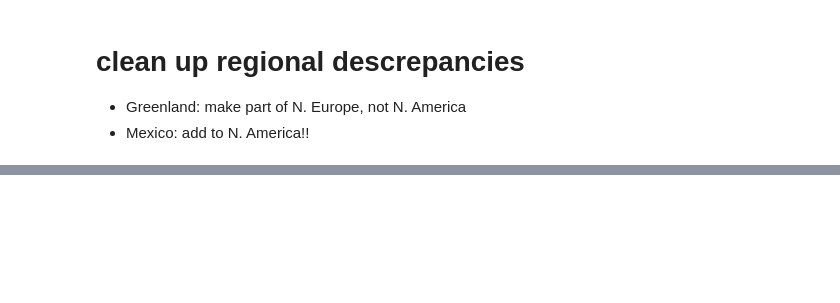
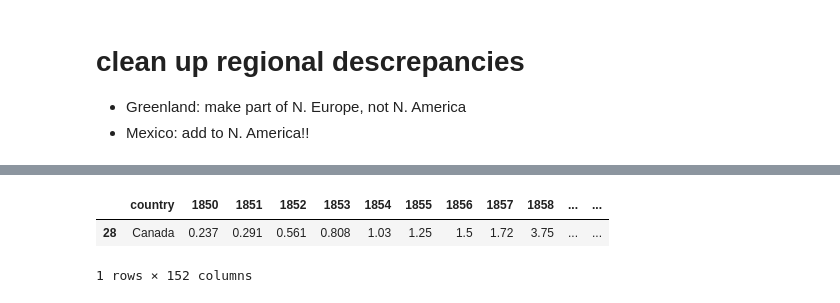
Before and after one commit to limegimlet/data_analysis_gapminder_co2, a Jupyter notebook: gapminder/make_df.ipynb, the cells around one changed output, grey strips where cells are left out. Saved outputs shown, nothing was run; the diff lists cells and outputs as text; code cells hidden in the pictures; blank space fills up the shorter version.

```diff
--- a/gapminder/make_df.ipynb
+++ b/gapminder/make_df.ipynb
@@ -530,0 +568,3 @@ final_df.to_csv('data/final/final_df.csv', index=False)
+# %%
+# compare with existing
+dfs[0].set_index('country').loc['Canada','2005':'2012']
@@ -530,0 +624,4 @@ final_df.to_csv('data/final/final_df.csv', index=False)
+# %%
+# let's get the original Gapminder data again
+
+dfs[0].set_index('country').loc['Canada','2005':'2012']
@@ -530,0 +730,6 @@ final_df.to_csv('data/final/final_df.csv', index=False)
+# %%
+dfs[7].query("country=='Canada'").head()
+# %% [output]
+|  | country | 1850 | 1851 | 1852 | 1853 | 1854 | 1855 | 1856 | 1857 | 1858 | ... | ... |
+| 28 | Canada | 0.237 | 0.291 | 0.561 | 0.808 | 1.03 | 1.25 | 1.5 | 1.72 | 3.75 | ... | ... |
+1 rows × 152 columns
```
Also changed, not shown: parts of 28 cells of this notebook.
